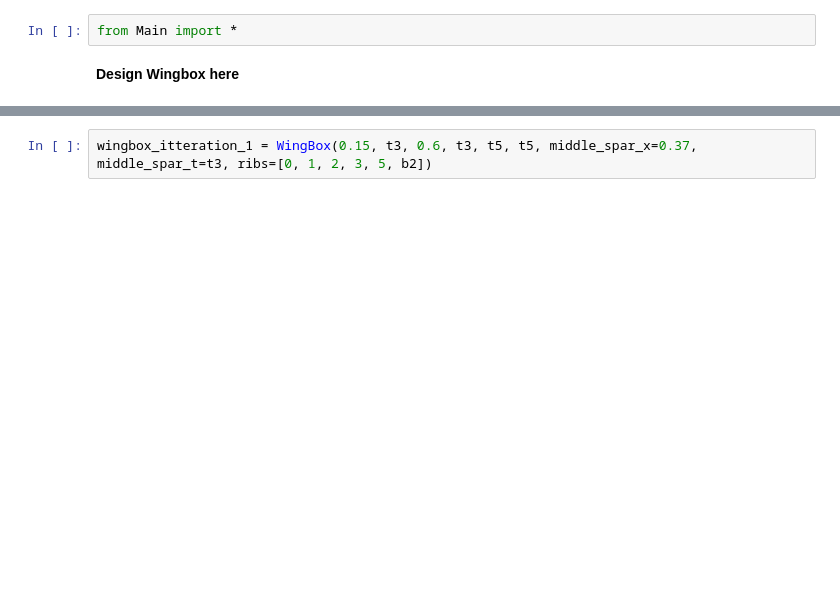
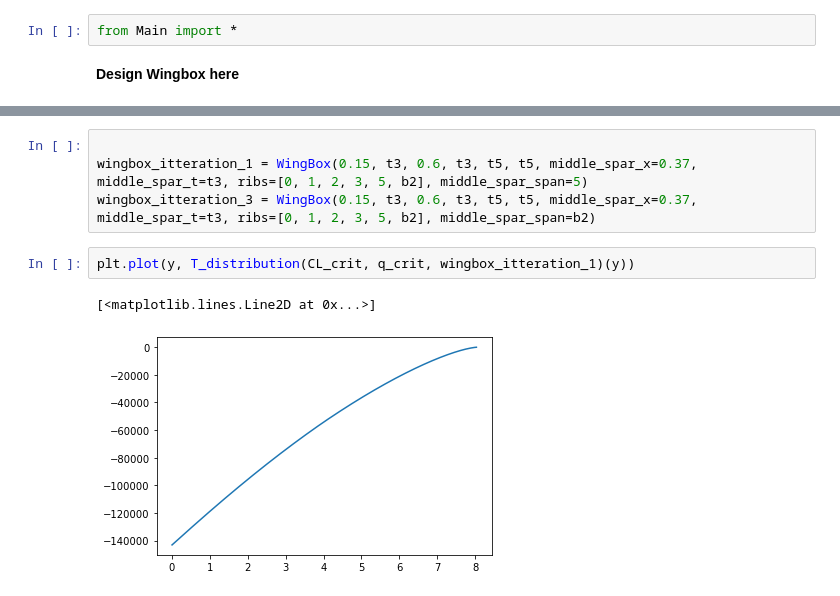
Before and after one commit to LucaDissel/Workpackage4-5, a Jupyter notebook: Itterate.ipynb, the cells around one changed output, grey strips where cells are left out. Saved outputs shown, nothing was run; the diff lists cells and outputs as text; blank space fills up the shorter version.

```diff
--- a/Itterate.ipynb
+++ b/Itterate.ipynb
@@ -11,3 +18,10 @@ t5 = t(5, 5)
 # %%
-wingbox_itteration_1 = WingBox(0.15, t3, 0.6, t3, t5, t5, middle_spar_x=0.37, middle_spar_t=t3, ribs=[0, 1, 2, 3, 5, b2])
+
+wingbox_itteration_1 = WingBox(0.15, t3, 0.6, t3, t5, t5, middle_spar_x=0.37, middle_spar_t=t3, ribs=[0, 1, 2, 3, 5, b2], middle_spar_span=5)
+wingbox_itteration_3 = WingBox(0.15, t3, 0.6, t3, t5, t5, middle_spar_x=0.37, middle_spar_t=t3, ribs=[0, 1, 2, 3, 5, b2], middle_spar_span=b2)
+# %%
+plt.plot(y, T_distribution(CL_crit, q_crit, wingbox_itteration_1)(y))
+# %% [output]
+[<matplotlib.lines.Line2D at 0x...>]
+[figure, added]
 # %%
```
Also changed, not shown: parts of 25 cells of this notebook.
